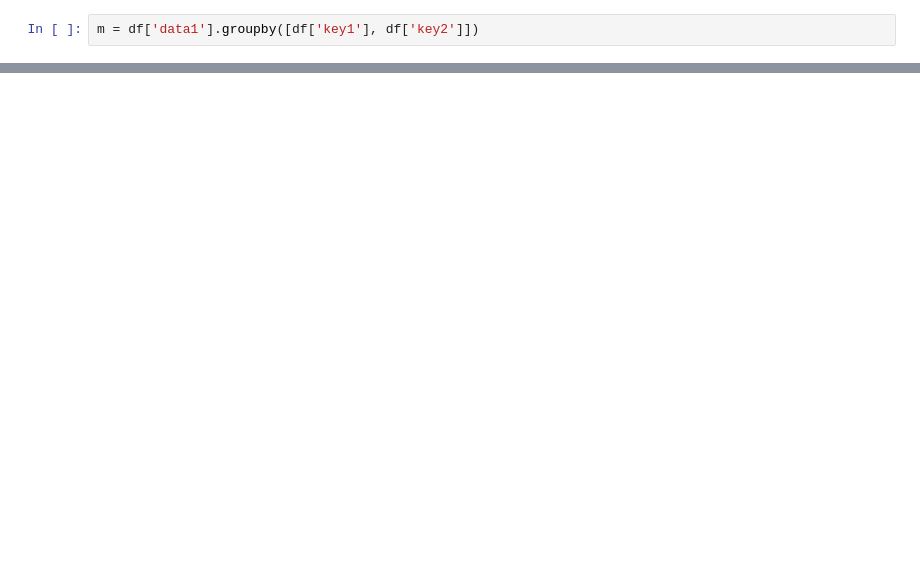
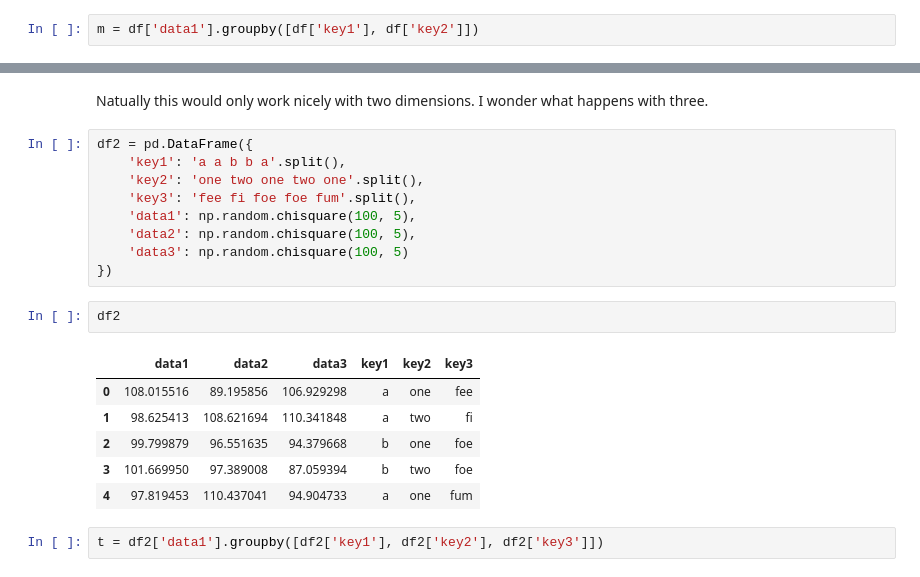
Before and after one commit to mehemken/technique, a Jupyter notebook: groupby.ipynb, the cells around one changed output, grey strips where cells are left out. Cells and saved outputs as stored; diff of their text form; blank space fills up the shorter version.

```diff
--- a/groupby.ipynb
+++ b/groupby.ipynb
@@ -61,0 +75,22 @@ Name: data1, dtype: float64
+# %% [markdown]
+Natually this would only work nicely with two dimensions. I wonder what happens with three.
+# %%
+df2 = pd.DataFrame({
+    'key1': 'a a b b a'.split(),
+    'key2': 'one two one two one'.split(),
+    'key3': 'fee fi foe foe fum'.split(),
+    'data1': np.random.chisquare(100, 5),
+    'data2': np.random.chisquare(100, 5),
+    'data3': np.random.chisquare(100, 5)
+})
+# %%
+df2
+# %% [output]
+|  | data1 | data2 | data3 | key1 | key2 | key3 |
+| 0 | 108.015516 | 89.195856 | 106.929298 | a | one | fee |
+| 1 | 98.625413 | 108.621694 | 110.341848 | a | two | fi |
+| 2 | 99.799879 | 96.551635 | 94.379668 | b | one | foe |
+| 3 | 101.669950 | 97.389008 | 87.059394 | b | two | foe |
+| 4 | 97.819453 | 110.437041 | 94.904733 | a | one | fum |
+# %%
+t = df2['data1'].groupby([df2['key1'], df2['key2'], df2['key3']])
```
Also changed, not shown: parts of 46 cells of this notebook.
